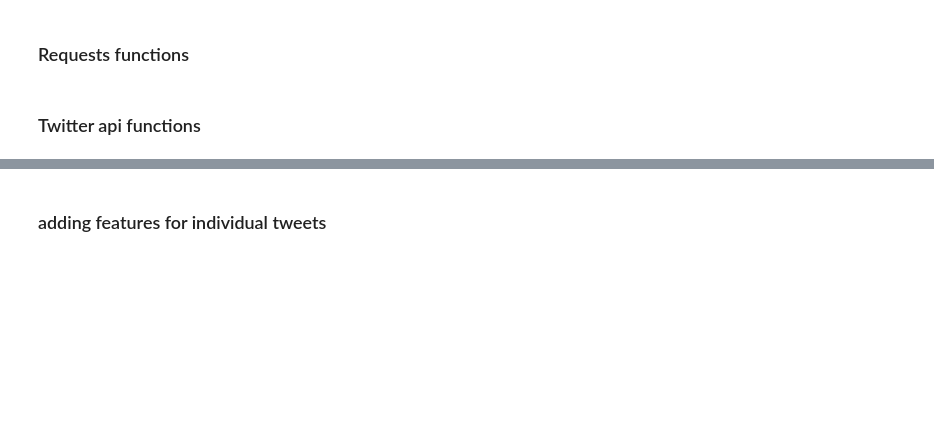
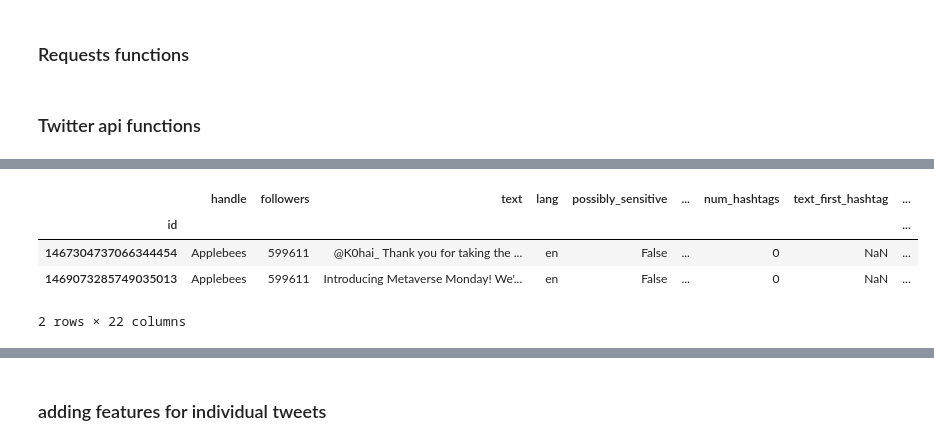
Before and after one commit to nathanh256/is455, a Jupyter notebook: 455_final_project.ipynb, the cells around one changed output, grey strips where cells are left out. Drawn from its saved outputs; the diff is of its cells as text; code cells hidden in the pictures; blank space fills up the shorter version.

```diff
--- a/455_final_project.ipynb
+++ b/455_final_project.ipynb
@@ -374,4 +374,9 @@ def dataRetrieval(method = 'csv'):
         reply_tweetDf = pd.read_csv('replies.csv')
         noreply_tweetDf = pd.read_csv('noReplies.csv')
 
+        userDf.set_index('handle', inplace= True)
+        reply_tweetDf.set_index('id', inplace= True)
+        noreply_tweetDf.set_index('id', inplace= True)
+
+
         return userDf, reply_tweetDf, noreply_tweetDf
@@ -378,2 +385,5 @@ def dataRetrieval(method = 'csv'):
 # %%
 userDf, reply_tweetDf, noreply_tweetDf = dataRetrieval(method = 'csv') # use method = api to pull from api and overwrite csv files
+# %%
+pd.set_option('display.max_columns', 10)
+userDf.head(2)
@@ -379,0 +396,8 @@ userDf, reply_tweetDf, noreply_tweetDf = dataRetrieval(method = 'csv') # use met
+# %%
+reply_tweetDf.head(2)
+# %% [output]
+|  | handle | followers | text | lang | possibly_sensitive | ... | num_hashtags | text_first_hashtag | ... |
+| id |  |  |  |  |  |  |  |  | ... |
+| 1467304737066344454 | Applebees | 599611 | @K0hai_ Thank you for taking the ... | en | False | ... | 0 | NaN | ... |
+| 1469073285749035013 | Applebees | 599611 | Introducing Metaverse Monday! We'... | en | False | ... | 0 | NaN | ... |
+2 rows × 22 columns
```
Also changed, not shown: parts of 21 cells of this notebook, 1 other file.
